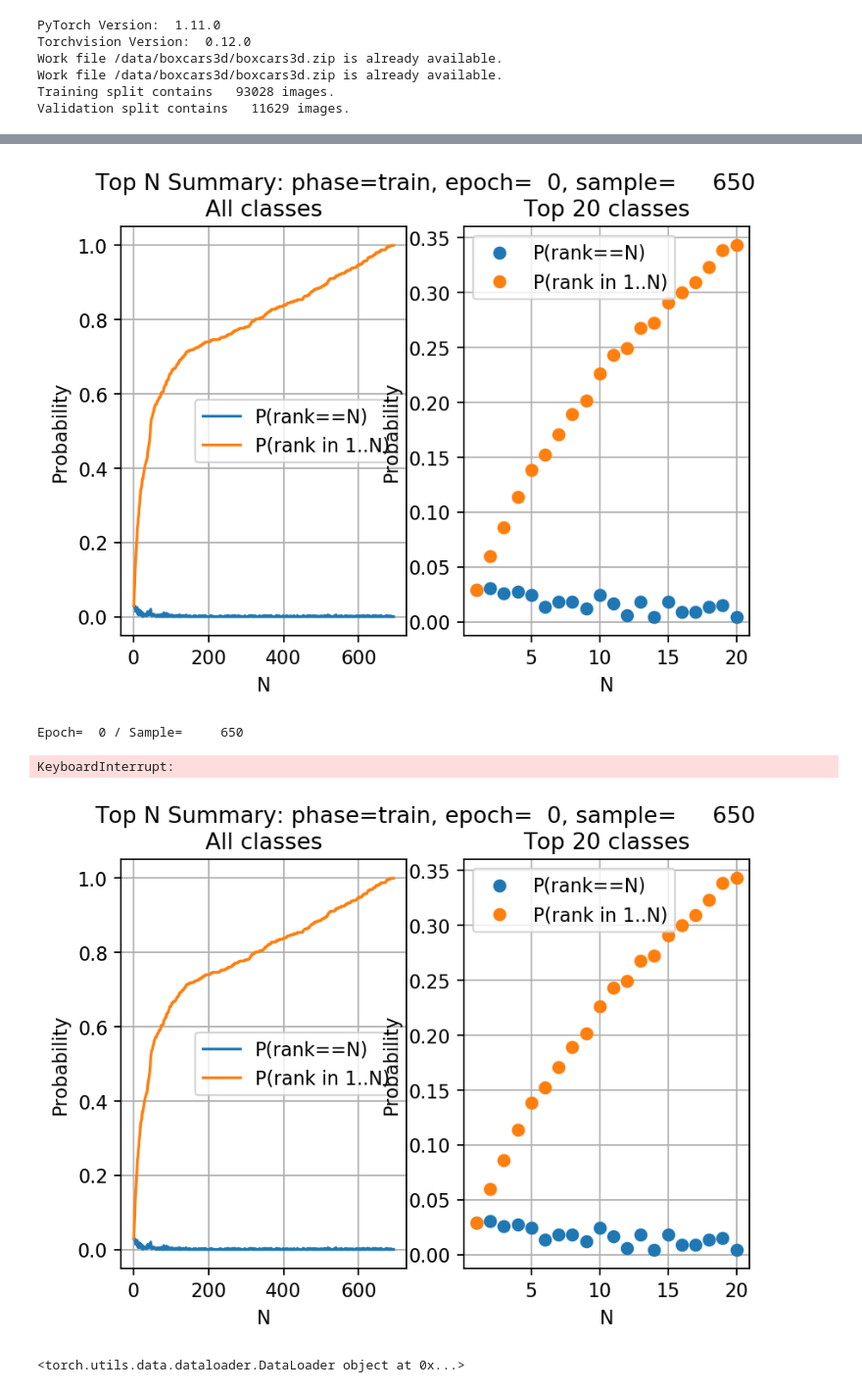
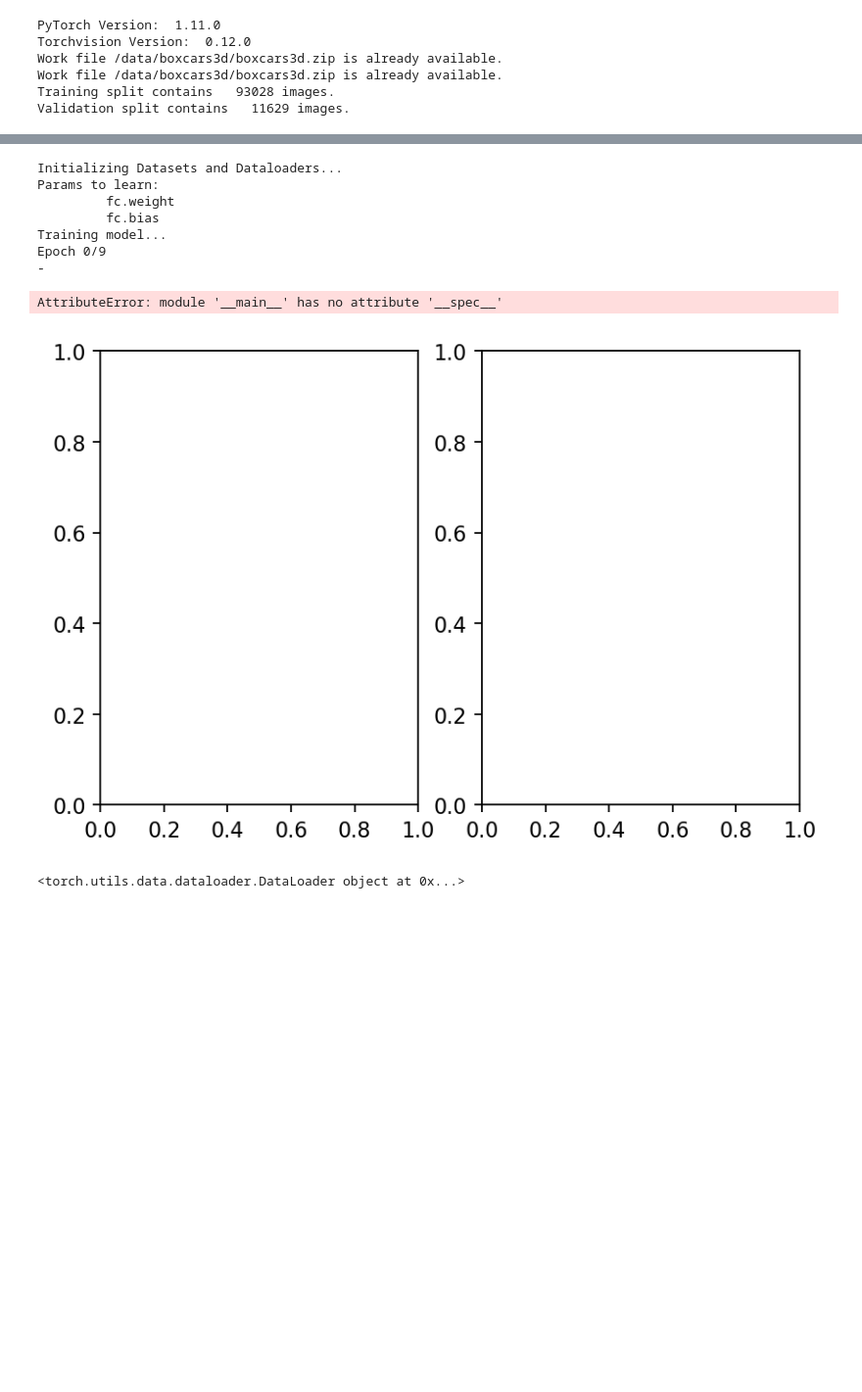
Before and after one commit to gloudemans/WorkLab, a Jupyter notebook: BoxCars3d.ipynb, the cells around one changed output, grey strips where cells are left out. Shown at 98% size. Drawn from its saved outputs; the diff is of its cells as text; code cells hidden in the pictures; blank space fills up the shorter version.

```diff
--- a/BoxCars3d.ipynb
+++ b/BoxCars3d.ipynb
@@ -369,7 +374,7 @@ print("Initializing Datasets and Dataloaders...")
 image_datasets = {'train': train_data, 'val' : val_data}
 
 # Create training and validation dataloaders
-dataloaders_dict = {x: torch.utils.data.DataLoader(image_datasets[x], batch_size=batch_size, shuffle=True) for x in ['train', 'val']}
+dataloaders_dict = {x: torch.utils.data.DataLoader(image_datasets[x], batch_size=batch_size, shuffle=True, num_workers=8) for x in ['train', 'val']}
 
 # Detect if we have a GPU available
 device = torch.device("cuda:0" if torch.cuda.is_available() else "cpu")
@@ -379,37 +384,42 @@ model_ft = model_ft.to(device)
 
 # Gather the parameters to be optimized/updated in this run. If we are
 #  finetuning we will be updating all parameters. However, if we are
 #  doing feature extract method, we will only update the parameters
 #  that we have just initialized, i.e. the parameters with requires_grad
 #  is True.
 params_to_update = model_ft.parameters()
 print("Params to learn:")
 if feature_extract:
     params_to_update = []
     for name,param in model_ft.named_parameters():
         if param.requires_grad == True:
             params_to_update.append(param)
             print("\t",name)
 else:
     for name,param in model_ft.named_parameters():
         if param.requires_grad == True:
             print("\t",name)
 
 # Observe that all parameters are being optimized
 optimizer_ft = optim.Adam(params_to_update, lr=0.05)
 
 # Setup the loss fxn
 criterion = nn.CrossEntropyLoss()
 
 print("Training model...")
 
 # Train and evaluate
 model_ft, hist = train_model(model_ft, dataloaders_dict, criterion, optimizer_ft, num_epochs=num_epochs, is_inception=(model_name=="inception"))
 # %% [output]
-[figure, old version]
-Epoch=  0 / Sample=     650
+Initializing Datasets and Dataloaders...
+Params to learn:
+         fc.weight
+         fc.bias
+Training model...
+Epoch 0/9
+-
-KeyboardInterrupt:
+AttributeError: module '__main__' has no attribute '__spec__'
-[figure, removed]
+[figure, new version]
 # %%
 print(dataloaders_dict['train'])
 # %% [output]
```
Also changed, not shown: parts of 2 cells of this notebook, 3 other files.
